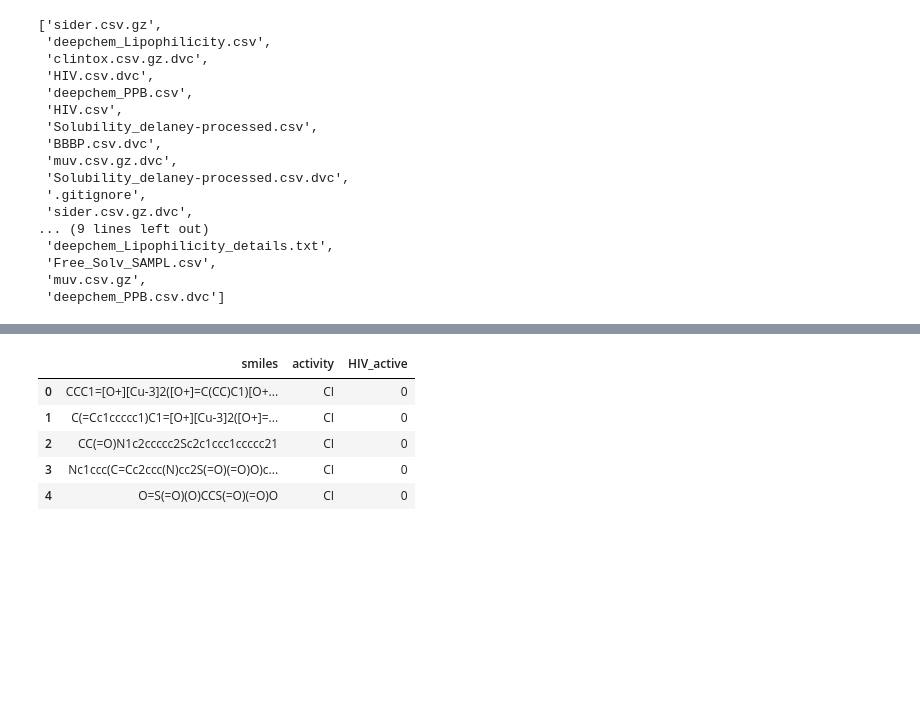
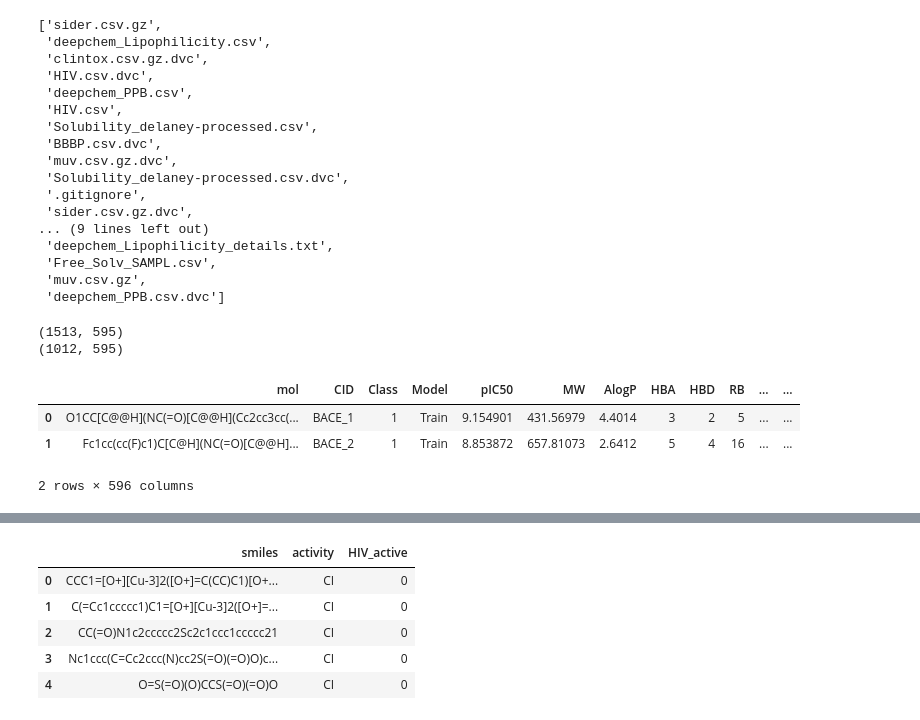
Before and after one commit to PJMichaels/Chemistry-Capstone, a Jupyter notebook: Data_Exploration.ipynb, the cells around one changed output, grey strips where cells are left out. Cells and saved outputs as stored; diff of their text form; code cells hidden in the pictures; blank space fills up the shorter version.

```diff
--- a/Data_Exploration.ipynb
+++ b/Data_Exploration.ipynb
@@ -22,3 +23,18 @@ os.listdir('data')
  'Free_Solv_SAMPL.csv',
  'muv.csv.gz',
  'deepchem_PPB.csv.dvc']
+# %%
+bace=pd.read_csv('data/bace.csv')
+bace.head()
+print(bace.shape)
+# https://www.collaborativedrug.com/what-is-pic50-2/ support cut-off at 6
+print(bace[bace['pIC50']>6].shape)
+bace['active']=bace['pIC50'].apply(lambda x: 1 if x>6 else 0)
+bace.head(2)
+# %% [output]
+(1513, 595)
+(1012, 595)
+|  | mol | CID | Class | Model | pIC50 | MW | AlogP | HBA | HBD | RB | ... | ... |
+| 0 | O1CC[C@@H](NC(=O)[C@@H](Cc2cc3cc(... | BACE_1 | 1 | Train | 9.154901 | 431.56979 | 4.4014 | 3 | 2 | 5 | ... | ... |
+| 1 | Fc1cc(cc(F)c1)C[C@H](NC(=O)[C@@H]... | BACE_2 | 1 | Train | 8.853872 | 657.81073 | 2.6412 | 5 | 4 | 16 | ... | ... |
+2 rows × 596 columns
```
Also changed, not shown: parts of 9 cells of this notebook.
